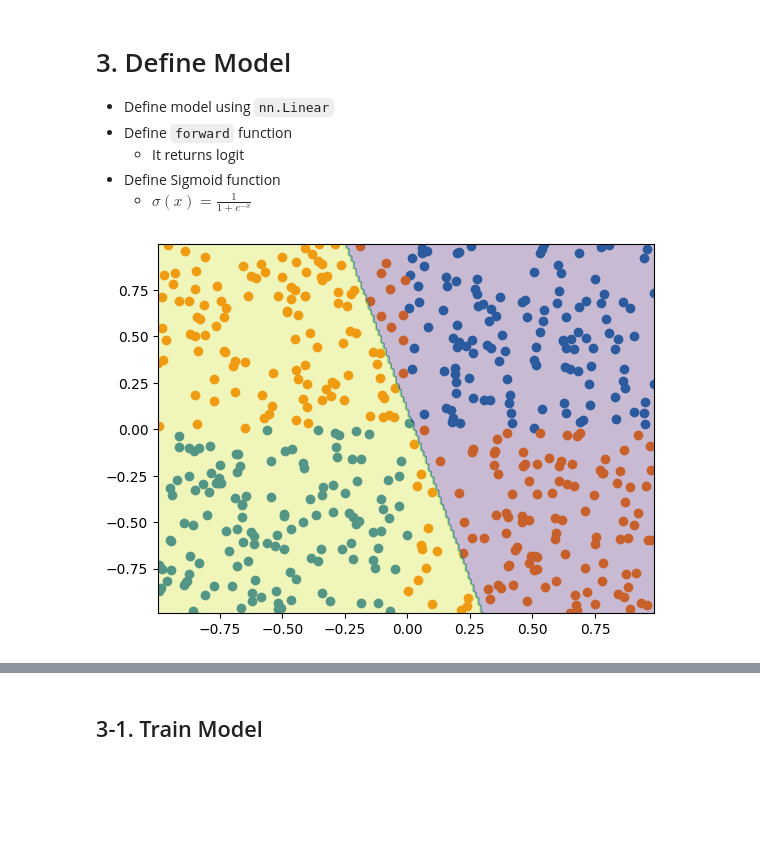
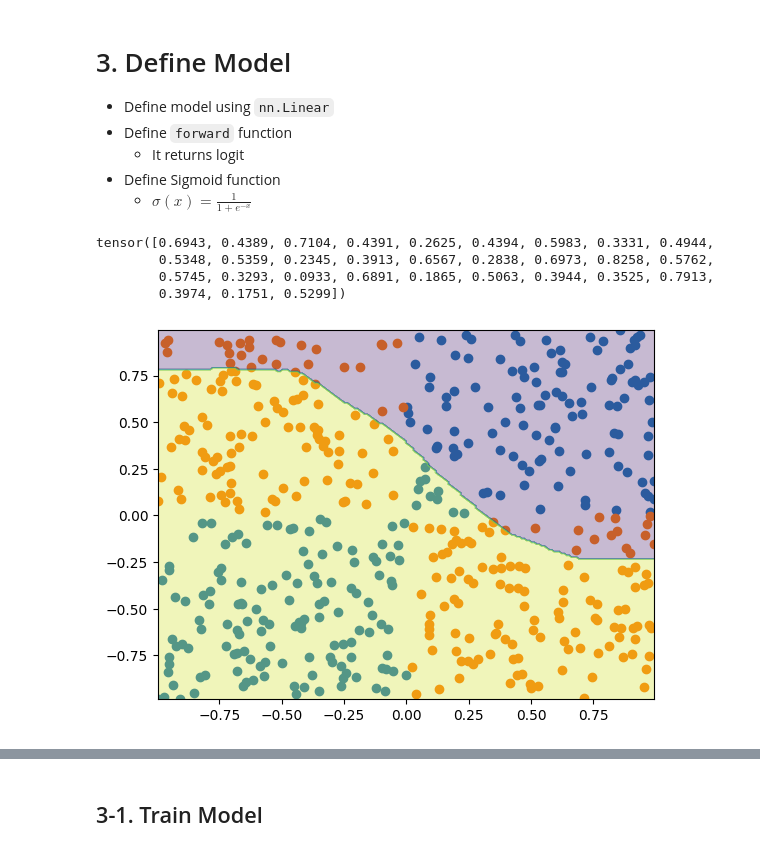
Before and after one commit to jdasam/mas1004, a Jupyter notebook: live_coding/3_binary_classification.ipynb, the cells around one changed output, grey strips where cells are left out. Saved outputs shown, nothing was run; the diff lists cells and outputs as text; code cells hidden in the pictures; blank space fills up the shorter version.

```diff
--- a/live_coding/3_binary_classification.ipynb
+++ b/live_coding/3_binary_classification.ipynb
@@ -122,19 +122,38 @@ tensor([1.])
   - It returns logit
 - Define Sigmoid function
   - $\sigma(x) = \frac{1}{1+e^{-x}}$
+# %%
+def sigmoid(x):
+  return 1/(1+(torch.exp(-x)))
+dummy=torch.randn(30)
+sigmoid(dummy)
+# %% [output]
+tensor([0.6943, 0.4389, 0.7104, 0.4391, 0.2625, 0.4394, 0.5983, 0.3331, 0.4944,
+        0.5348, 0.5359, 0.2345, 0.3913, 0.6567, 0.2838, 0.6973, 0.8258, 0.5762,
+        0.5745, 0.3293, 0.0933, 0.6891, 0.1865, 0.5063, 0.3944, 0.3525, 0.7913,
+        0.3974, 0.1751, 0.5299])
 # %%
 import torch.nn as nn
 
 class Classifier(nn.Module):
   def __init__(self, input_dim=2, hidden_size=32):
     super().__init__() # initialize its superclass, nn.Module
-    self.layer = nn.Linear(input_dim, 1)
+    self.layer = nn.Linear(input_dim, 51)
+    self.layer2 = nn.Linear(51 ,16)
+    self.layer3 = nn.Linear(16 ,1)
   def forward(self, x):
-    return self.layer(x)
+    x=self.layer(x)
+    x=x.relu()
+    x=self.layer2(x)
+    x=x.relu()
+    x=self.layer3(x)
+
+    return sigmoid(x)
+    return x.sigmoid()
 
 model = Classifier()
 model(data)
 
 visualize_decision_boundary(model, data, label)
 # %% [output]
-[figure, old version]
+[figure, new version]
```
Also changed, not shown: parts of 11 cells of this notebook.
